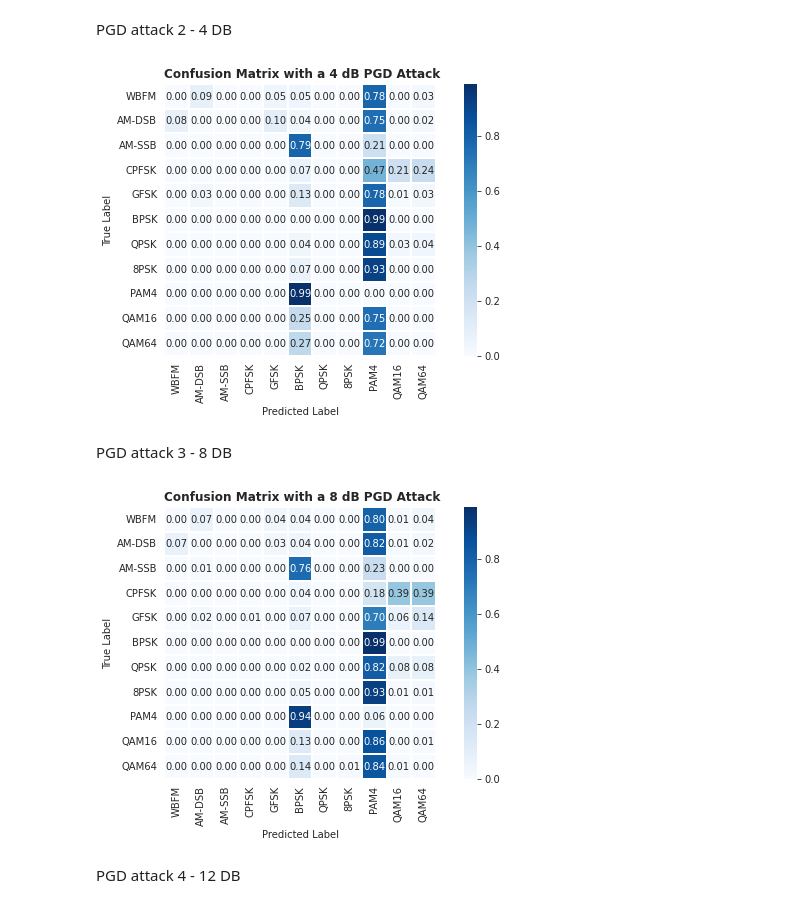
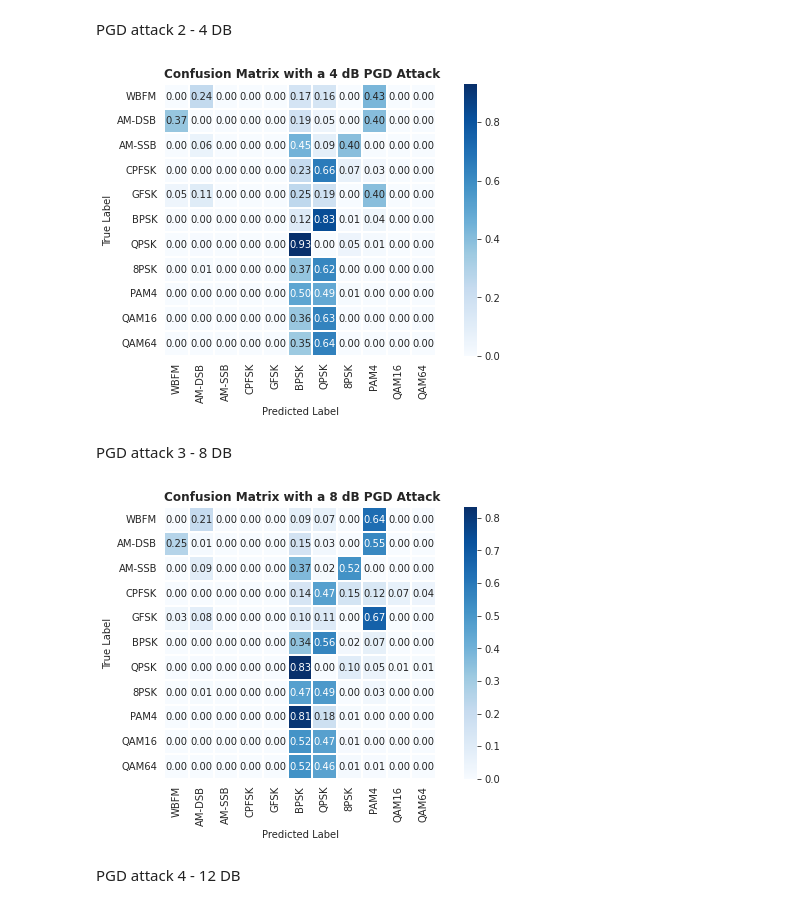
Before and after one commit to ongtiongheng/rfml, a Jupyter notebook: Different_attacks_PGD_FGSM_with_CLDNN.ipynb, the cells around one changed output. Drawn from its saved outputs; the diff is of its cells as text; code cells hidden in the pictures.

```diff
--- a/Different_attacks_PGD_FGSM_with_CLDNN.ipynb
+++ b/Different_attacks_PGD_FGSM_with_CLDNN.ipynb
@@ -735,8 +752,9 @@ plt.show()
 # %% [markdown]
 PGD attack 1 - 1 DB
 # %%
-spr = 4 #signal to perturbation ratio in DB
+spr = 1 #signal to perturbation ratio in DB
 k = 2
+sps = 8
 
 predictions = list()
 labels = list()
@@ -756,6 +774,9 @@ for x, y in dl:
 
 cmn = _confusion_matrix(predictions=predictions, labels=labels, le=le)
 
+file_path = "/tmp/pgd1_CLDNN_confusion_matrix.svg"
+fig.savefig(file_path, format="svg")
+
 title = "Confusion Matrix with a {spr} dB PGD Attack".format(spr=spr)
 fig = plot_confusion(cm=cmn, labels=le.labels, title=title)
 if fig_dir is not None:
@@ -770,34 +791,37 @@ PGD attack 2 - 4 DB
 # %%
 spr = 4 #signal to perturbation ratio in DB
 k = 2
 
 predictions = list()
 labels = list()
 for x, y in dl:
     # Before crafting an attack on X, ensure that it is normalized to have a
     # specified power -- RML2016.10a fluctuates a bit, especially on AM-SSB,
     # which will cause the attack intensity to be incorrect.
     x = _normalize(x)
     adv_x = pgd(x, y, k=k, spr=spr, input_size=128, sps=sps, net=model)
 
     # Ensure that we've accurately represented the attack power
     #_sanity_check(desired_spr=spr, adv_x=adv_x, x=x)
 
     _predictions = model.predict(adv_x)
     predictions.extend(_predictions.detach().numpy())
     labels.extend(y)
 
 cmn = _confusion_matrix(predictions=predictions, labels=labels, le=le)
 
+file_path = "/tmp/pgd2_CLDNN_confusion_matrix.svg"
+fig.savefig(file_path, format="svg")
+
 title = "Confusion Matrix with a {spr} dB PGD Attack".format(spr=spr)
 fig = plot_confusion(cm=cmn, labels=le.labels, title=title)
 if fig_dir is not None:
     file_path = "{fig_dir}/pgd_confusion_matrix.pdf"
     print("Saving Figure -> {file_path}".format(file_path=file_path))
     fig.savefig(file_path, format="pdf", transparent=True)
 plt.show()
 # %% [output]
-[figure, old version]
+[figure, new version]
 # %% [markdown]
 PGD attack 3 - 8 DB
 # %%
@@ -822,6 +846,9 @@ for x, y in dl:
 
 cmn = _confusion_matrix(predictions=predictions, labels=labels, le=le)
 
+file_path = "/tmp/pgd3_CLDNN_confusion_matrix.svg"
+fig.savefig(file_path, format="svg")
+
 title = "Confusion Matrix with a {spr} dB PGD Attack".format(spr=spr)
 fig = plot_confusion(cm=cmn, labels=le.labels, title=title)
 if fig_dir is not None:
@@ -830,7 +857,7 @@ if fig_dir is not None:
     fig.savefig(file_path, format="pdf", transparent=True)
 plt.show()
 # %% [output]
-[figure, old version]
+[figure, new version]
 # %% [markdown]
 PGD attack 4 - 12 DB
 # %%
```
Also changed, not shown: parts of 11 cells of this notebook.
